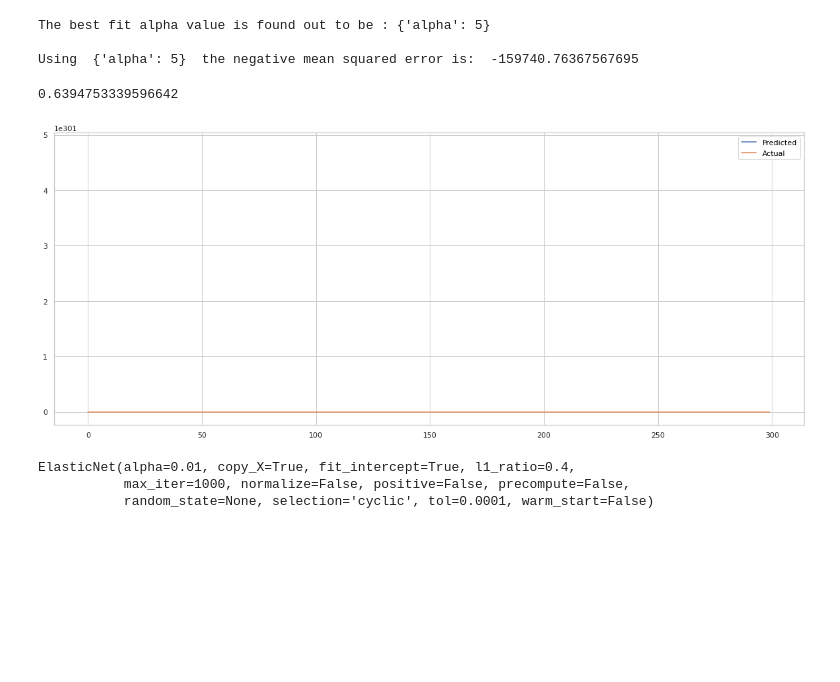
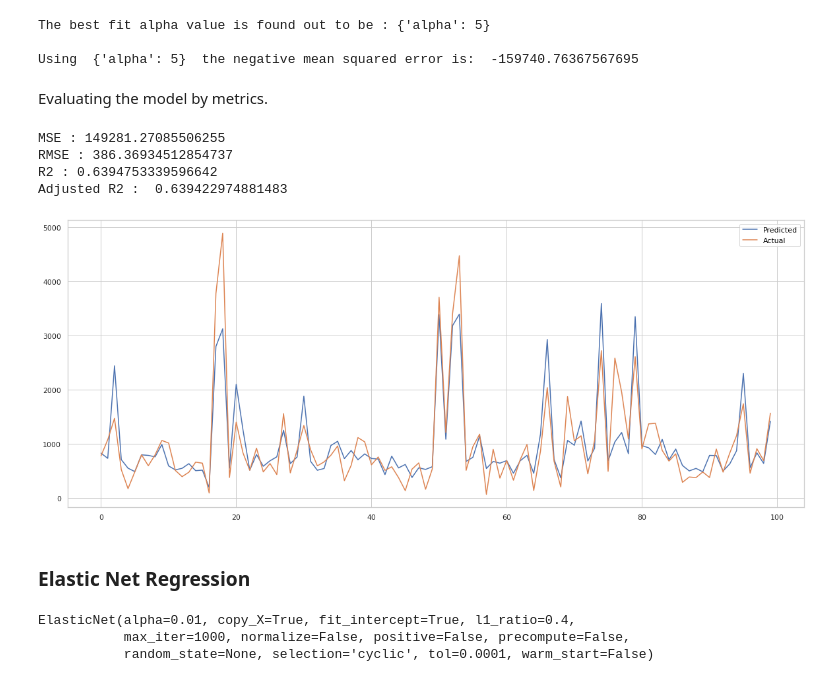
Before and after one commit to indrochoco/NYC-Taxi-prediction, a Jupyter notebook: taxi_time_prediction_new.ipynb, the cells around one changed output. Drawn from its saved outputs; the diff is of its cells as text; code cells hidden in the pictures; blank space fills up the shorter version.

```diff
--- a/taxi_time_prediction_new.ipynb
+++ b/taxi_time_prediction_new.ipynb
@@ -404,4 +439,4 @@ taxi_data=taxi_data[taxi_data['trip_duration']>30]
 # %%
-taxi_data=taxi_data[(taxi_data.passenger_count != 0)]
-taxi_data[taxi_data['trip_duration'] == 0]
+taxi_data= taxi_data[(taxi_data.passenger_count != 0)]
+taxi_data= taxi_data[taxi_data['trip_duration'] != 0]
 taxi_data= taxi_data[taxi_data['avg_speed(km/hr)'] != 0]
@@ -422,2 +452,0 @@ taxi_data[taxi_data['avg_speed(km/hr)'] == 0].shape
-# %%
-taxi_data= taxi_data[taxi_data['avg_speed(km/hr)'] != 0]
@@ -721,6 +762,6 @@ pickle.dump(ridge_regressor, save_model_1)
 save_model_1.close()
 # %%
 model1 = open("/content/drive/MyDrive/almabetter/ridge.pickle", "rb")
-ridge = pickle.load(model1)
+ridge_regressor = pickle.load(model1)
 model1.close()
 # %%
@@ -734,10 +777,8 @@ Using  {'alpha': 5}  the negative mean squared error is:  -159740.76367567695
 y_pred_ridge = ridge_regressor.predict(X_test)
-# %%
-r2_score(y_test,y_pred_ridge)
-# %% [output]
-0.6394753339596642
+# %% [markdown]
+Evaluating the model by metrics.
 # %%
-MSE  = mean_squared_error(10**(y_test), 10**(y_pred_ridge))
+MSE  = mean_squared_error((y_test), (y_pred_ridge))
 print("MSE :" , MSE)
 
 RMSE = np.sqrt(MSE)
@@ -745,15 +786,23 @@ print("RMSE :" ,RMSE)
 
 r2 = r2_score((y_test), (y_pred_ridge))
 print("R2 :" ,r2)
-print("Adjusted R2 : ",1-(1-r2_score(10**(y_test), 10**(y_pred_ridge)))*((X_test.shape[0]-1)/(X_test.shape[0]-X_test.shape[1]-1)))
+print("Adjusted R2 : ",1-(1-r2_score((y_test), (y_pred_ridge)))*((X_test.shape[0]-1)/(X_test.shape[0]-X_test.shape[1]-1)))
+# %% [output]
+MSE : 149281.27085506255
+RMSE : 386.36934512854737
+R2 : 0.6394753339596642
+Adjusted R2 :  0.639422974881483
 # %%
+## Plotting the graphs between actual and predicted values.
 plt.figure(figsize=(20,8))
-plt.plot(10**(y_pred_ridge )[:300])
-plt.plot(10**(np.array(y_test))[:300])
+plt.plot((y_pred_ridge )[100:200])
+plt.plot((np.array(y_test))[100:200])
 plt.legend(["Predicted","Actual"])
 plt.show()
 # %% [output]
-[figure, old version]
+[figure, new version]
+# %% [markdown]
+### Elastic Net Regression
 # %%
 from sklearn.linear_model import ElasticNet
 #a * L1 + b * L2
```
Also changed, not shown: parts of 187 cells of this notebook.
